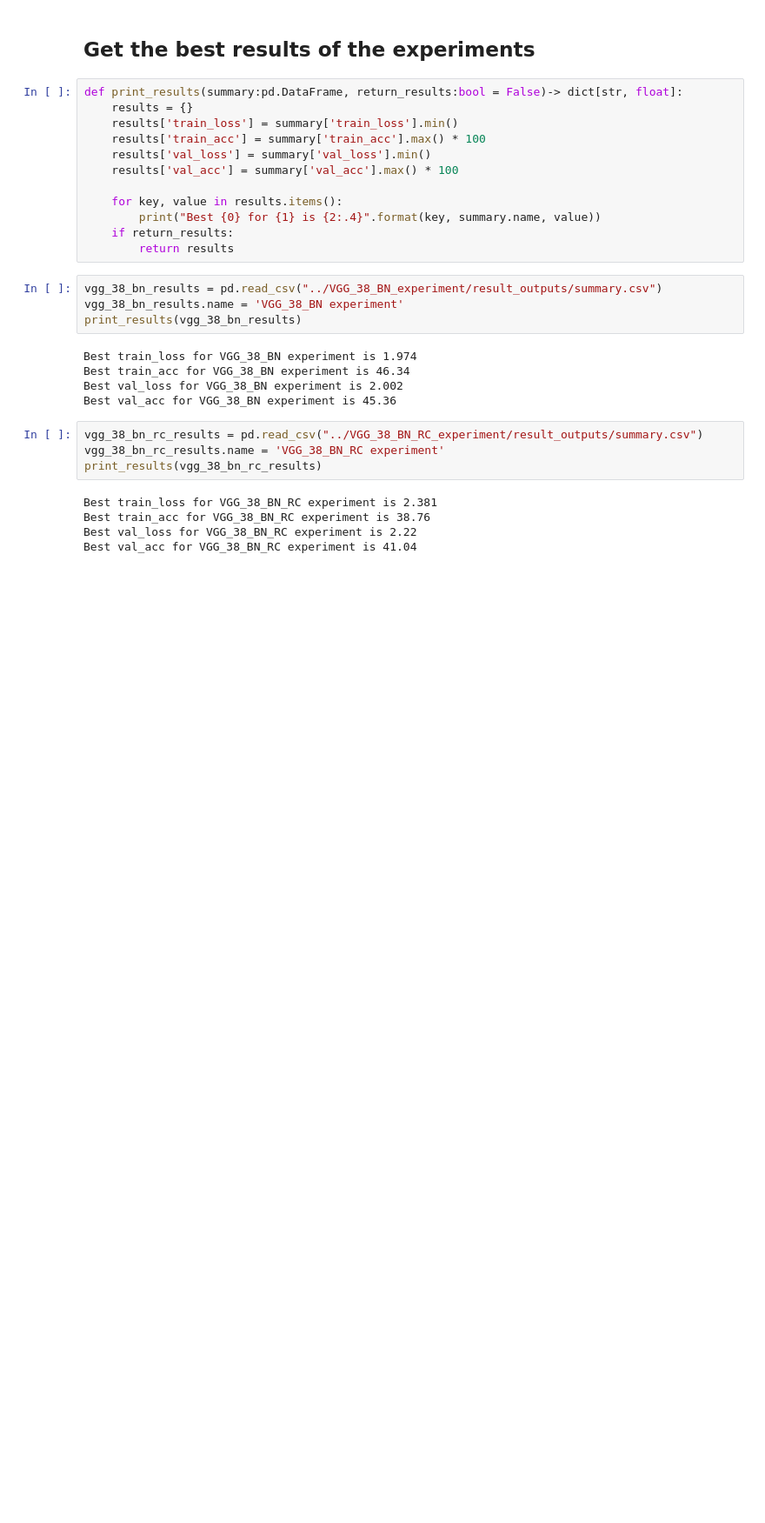
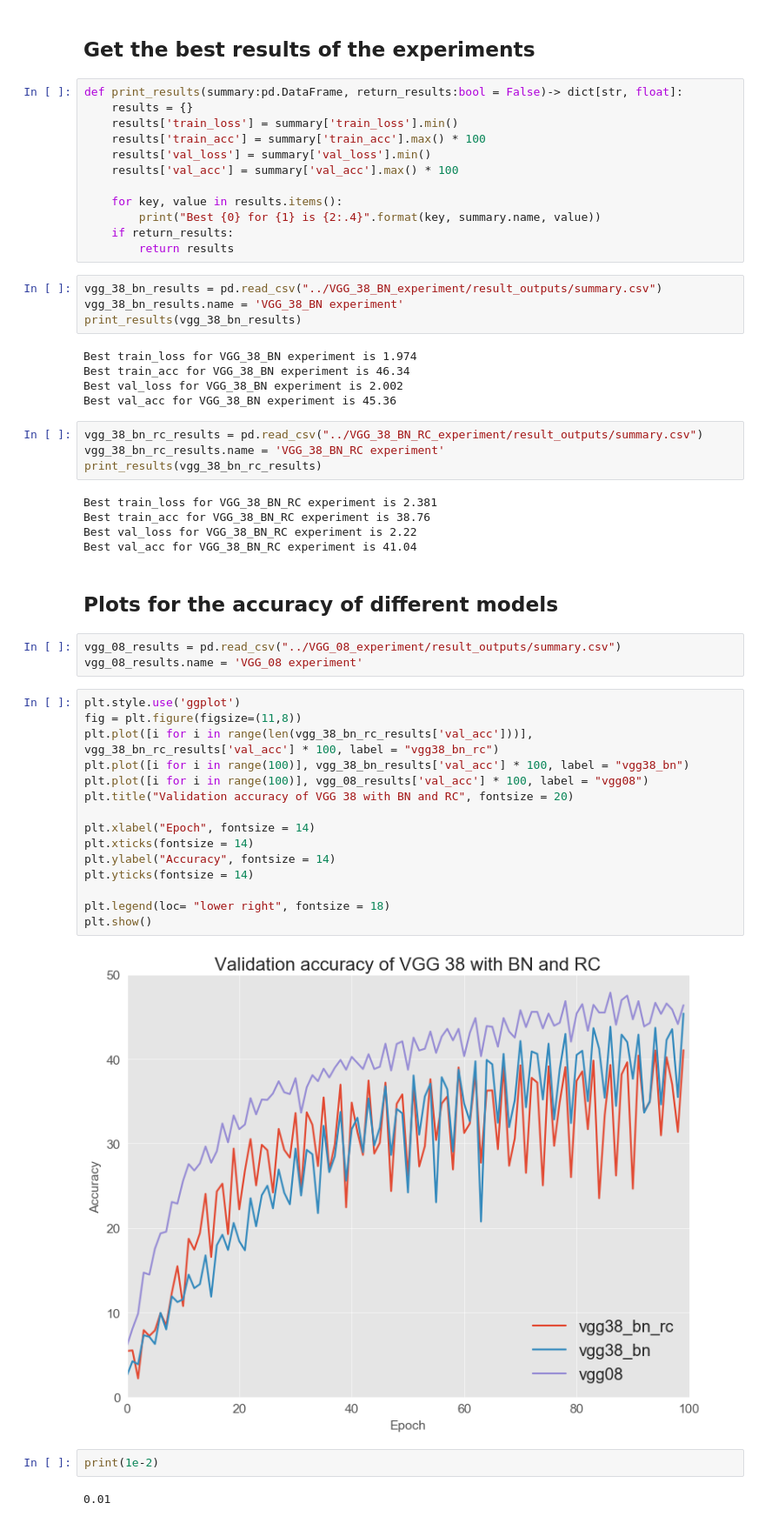
Before and after one commit to AlexeyDronov/mlpractical, a Jupyter notebook: notebooks/inspect_results.ipynb, the cells around one changed output. Shown at 87% size. Cells and saved outputs as stored; diff of their text form; blank space fills up the shorter version.

```diff
--- a/notebooks/inspect_results.ipynb
+++ b/notebooks/inspect_results.ipynb
@@ -32,3 +33,29 @@ Best train_loss for VGG_38_BN_RC experiment is 2.381
 Best train_acc for VGG_38_BN_RC experiment is 38.76
 Best val_loss for VGG_38_BN_RC experiment is 2.22
 Best val_acc for VGG_38_BN_RC experiment is 41.04
+# %% [markdown]
+## Plots for the accuracy of different models
+# %%
+vgg_08_results = pd.read_csv("../VGG_08_experiment/result_outputs/summary.csv")
+vgg_08_results.name = 'VGG_08 experiment'
+# %%
+plt.style.use('ggplot')
+fig = plt.figure(figsize=(11,8))
+plt.plot([i for i in range(len(vgg_38_bn_rc_results['val_acc']))], vgg_38_bn_rc_results['val_acc'] * 100, label = "vgg38_bn_rc")
+plt.plot([i for i in range(100)], vgg_38_bn_results['val_acc'] * 100, label = "vgg38_bn")
+plt.plot([i for i in range(100)], vgg_08_results['val_acc'] * 100, label = "vgg08")
+plt.title("Validation accuracy of VGG 38 with BN and RC", fontsize = 20)
+
+plt.xlabel("Epoch", fontsize = 14)
+plt.xticks(fontsize = 14)
+plt.ylabel("Accuracy", fontsize = 14)
+plt.yticks(fontsize = 14)
+
+plt.legend(loc= "lower right", fontsize = 18)
+plt.show()
+# %% [output]
+[figure, added]
+# %%
+print(1e-2)
+# %% [output]
+0.01
```
Also changed, not shown: parts of 1 cell of this notebook, 2 other files.
